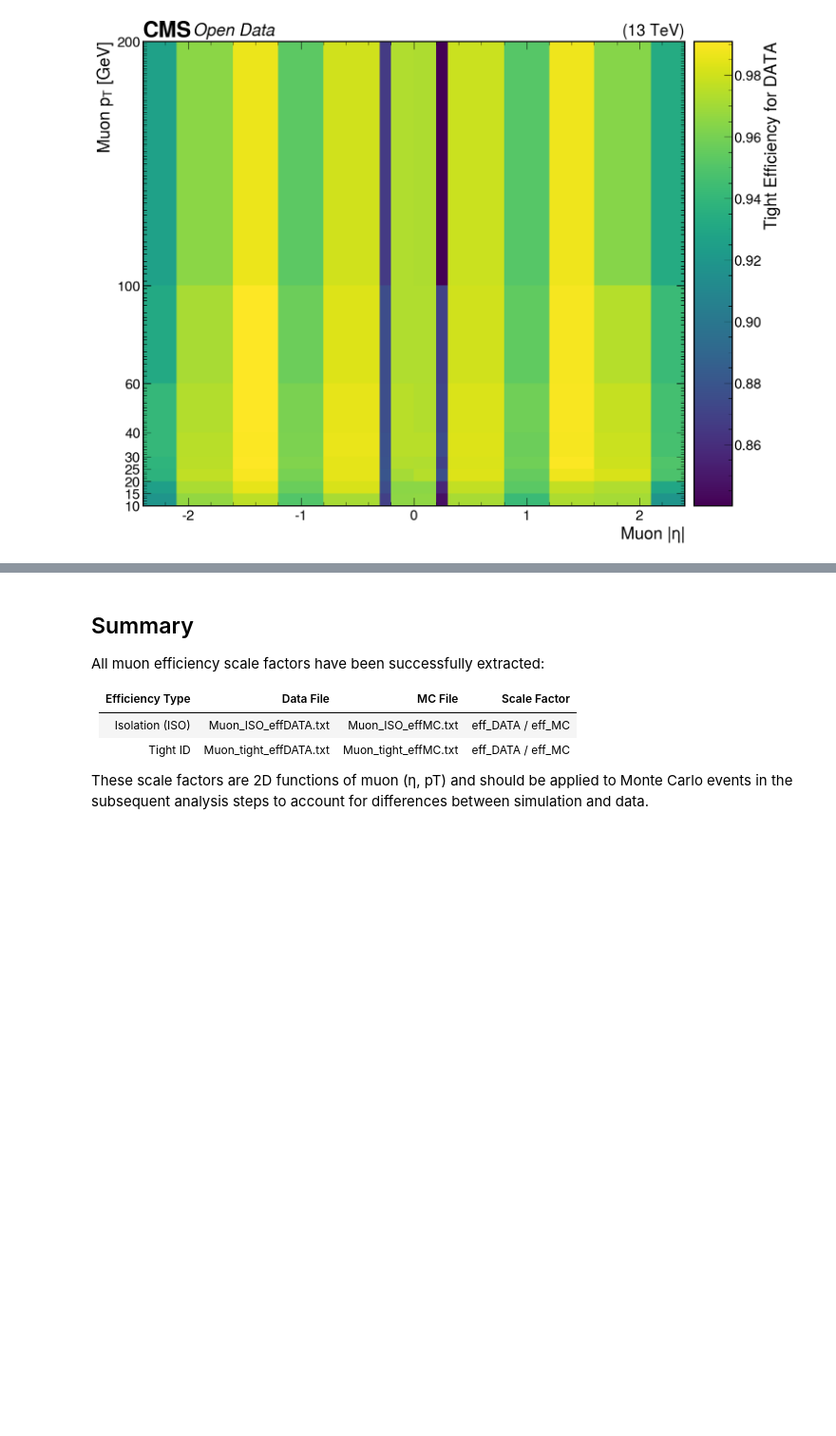
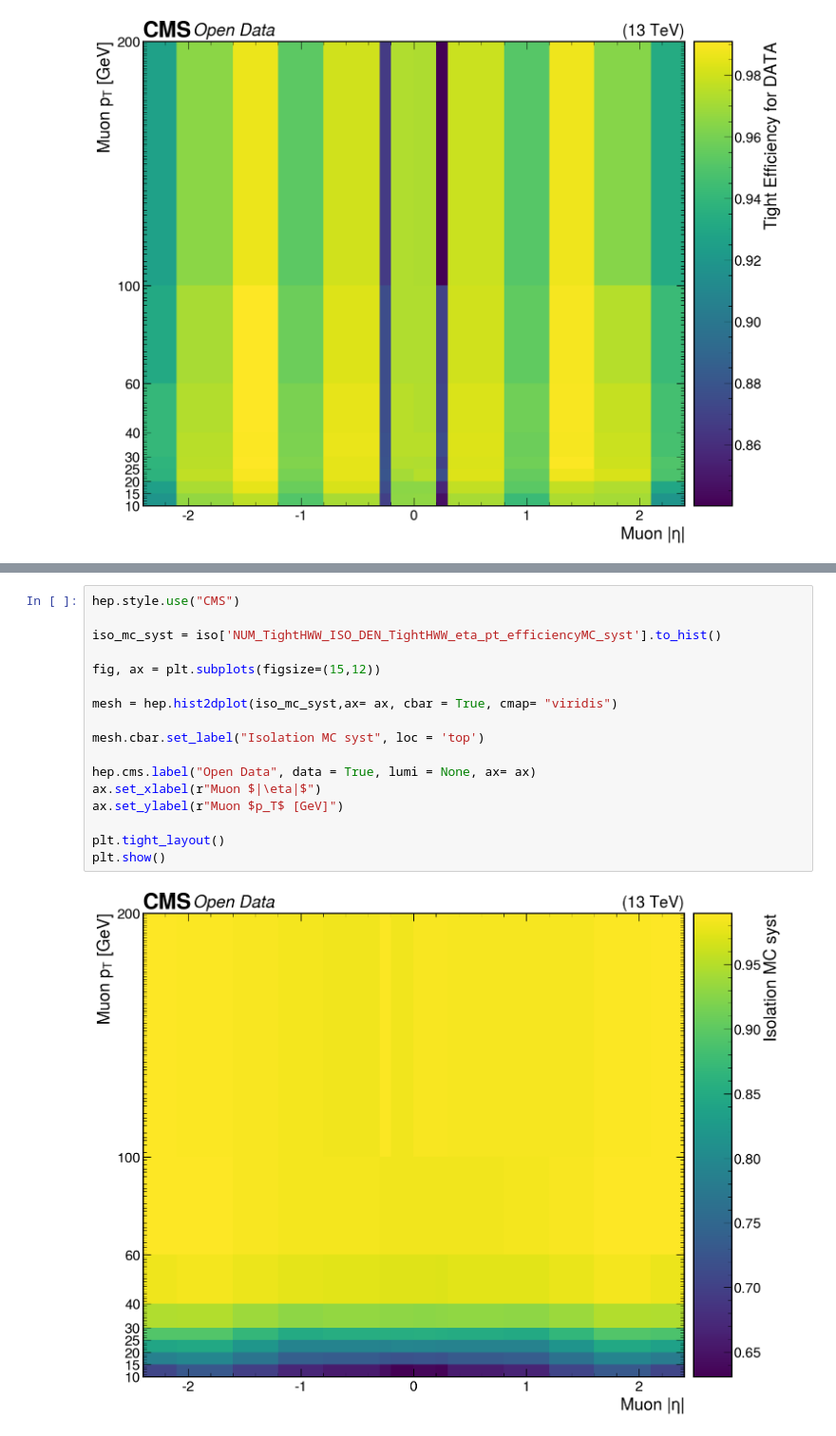
Before and after one commit to anujraghav252/H-to-WW-NanoAOD-analysis, a Jupyter notebook: notebooks/Data-MC_corrections/Muon_EFF.ipynb, the cells around one changed output, grey strips where cells are left out. Shown at 95% size. Saved outputs shown, nothing was run; the diff lists cells and outputs as text; blank space fills up the shorter version.

```diff
--- a/notebooks/Data-MC_corrections/Muon_EFF.ipynb
+++ b/notebooks/Data-MC_corrections/Muon_EFF.ipynb
@@ -379,12 +247,19 @@ Successfully saved to: /home/cms-jovyan/H-to-WW-NanoAOD-analysis/notebooks/Data-
-# %% [markdown]
-## Summary
-
-All muon efficiency scale factors have been successfully extracted:
-
-| Efficiency Type | Data File | MC File | Scale Factor |
-|---|---|---|---|
-| Isolation (ISO) | Muon_ISO_effDATA.txt | Muon_ISO_effMC.txt | eff_DATA / eff_MC |
-| Tight ID | Muon_tight_effDATA.txt | Muon_tight_effMC.txt | eff_DATA / eff_MC |
-
-These scale factors are 2D functions of muon (η, pT) and should be applied to Monte Carlo events in the subsequent analysis steps
-to account for differences between simulation and data.
+# %%
+hep.style.use("CMS")
+
+iso_mc_syst = iso['NUM_TightHWW_ISO_DEN_TightHWW_eta_pt_efficiencyMC_syst'].to_hist()
+
+fig, ax = plt.subplots(figsize=(15,12))
+
+mesh = hep.hist2dplot(iso_mc_syst,ax= ax, cbar = True, cmap= "viridis")
+
+mesh.cbar.set_label("Isolation MC syst", loc = 'top')
+
+hep.cms.label("Open Data", data = True, lumi = None, ax= ax)
+ax.set_xlabel(r"Muon $|\eta|$")
+ax.set_ylabel(r"Muon $p_T$ [GeV]")
+
+plt.tight_layout()
+plt.show()
+# %% [output]
+[figure, added]
```
Also changed, not shown: parts of 11 cells of this notebook.
